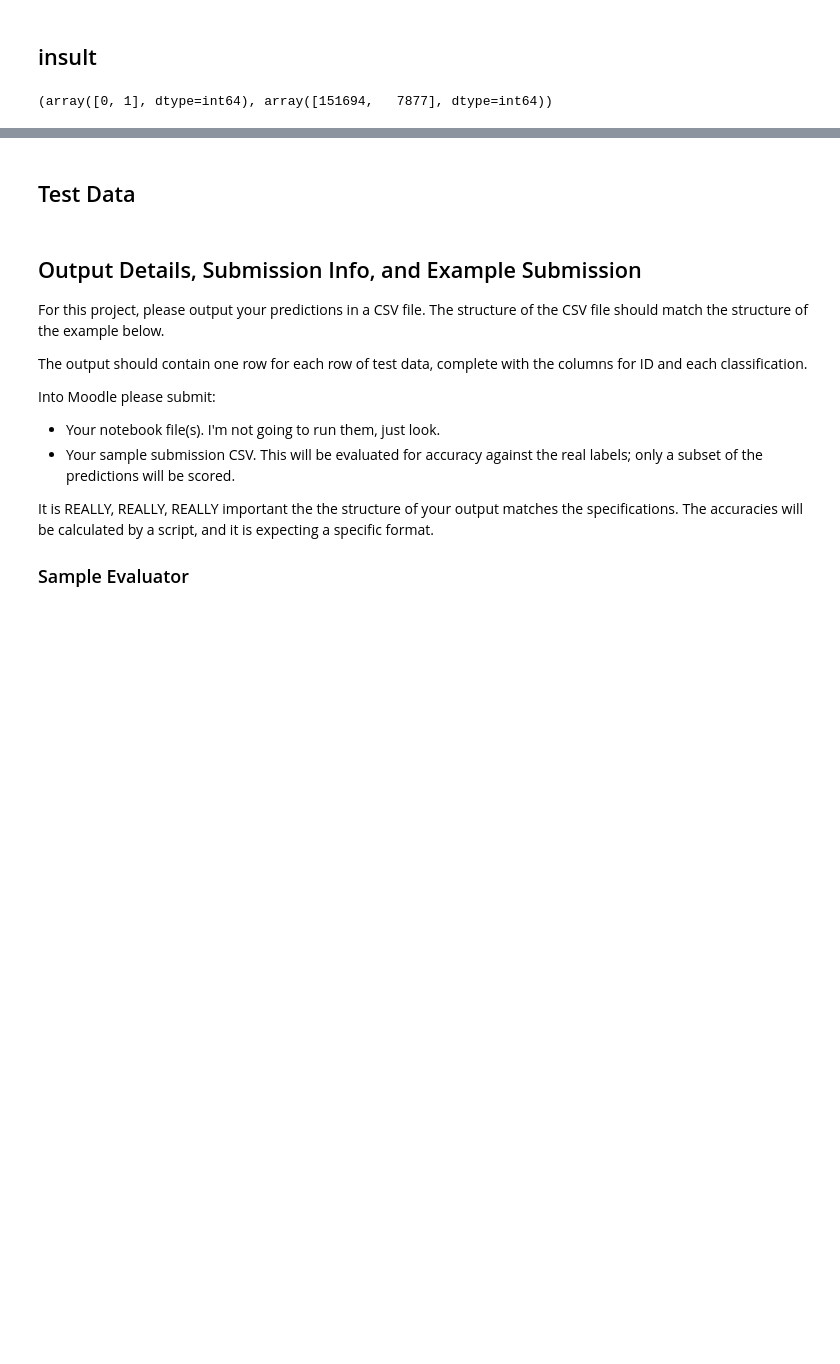
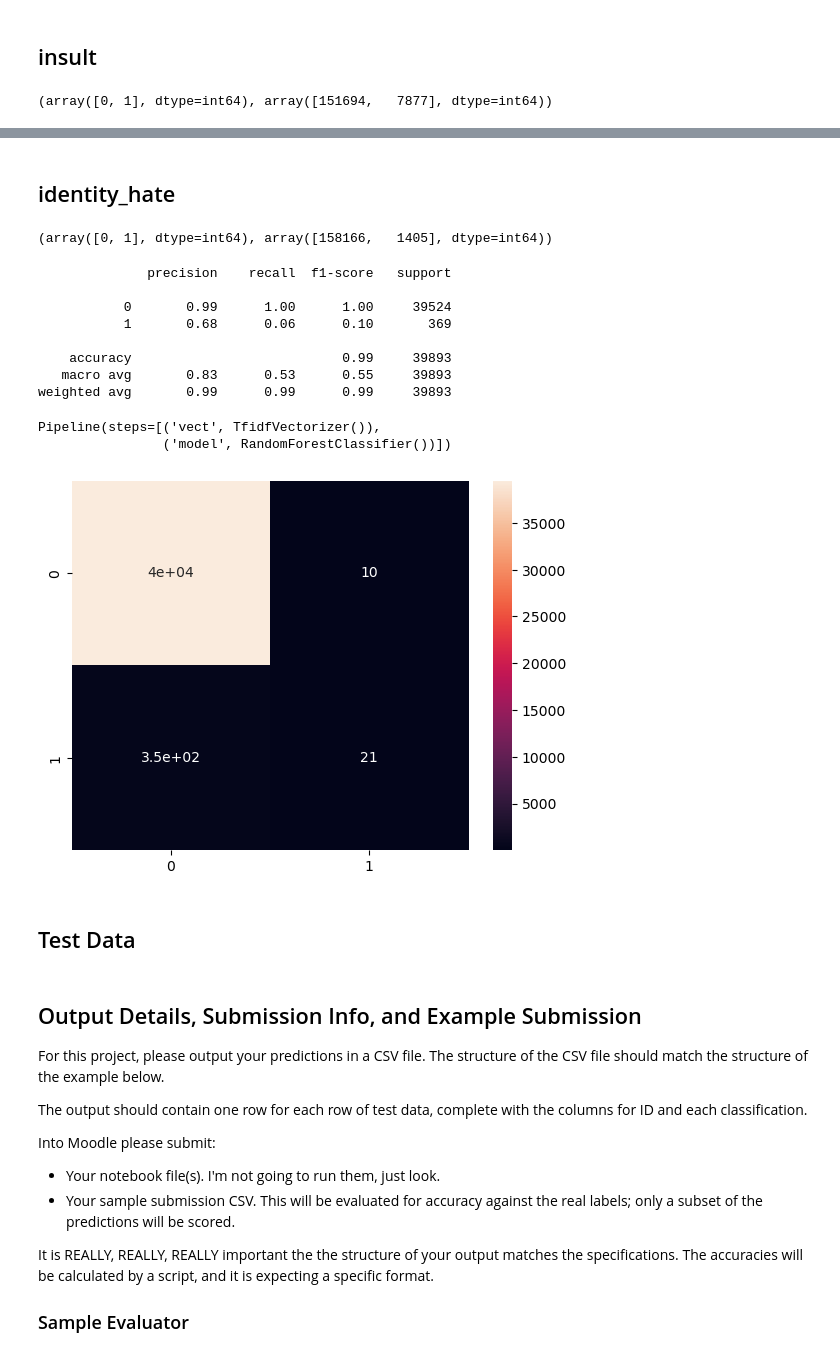
Before and after one commit to CcDenn/ItML_Project_1_Students, a Jupyter notebook: proj_1_start.ipynb, the cells around one changed output, grey strips where cells are left out. Cells and saved outputs as stored; diff of their text form; code cells hidden in the pictures; blank space fills up the shorter version.

```diff
--- a/proj_1_start.ipynb
+++ b/proj_1_start.ipynb
@@ -303,3 +315,39 @@ pipe_nb_insult.fit(X_insult, y_insult.ravel())
+# %% [markdown]
+## identity_hate
+# %%
+np.unique(y_idhate, return_counts=True)
+# %% [output]
+(array([0, 1], dtype=int64), array([158166,   1405], dtype=int64))
+# %%
+model_nb_idhate = RandomForestClassifier()
+
+vector_nb_idhate = TfidfVectorizer()
+X_idhate = train_df["cleaned_text"]
+X_train_idhate, X_test_idhate, y_train_idhate, y_test_idhate = train_test_split(X_idhate, y_idhate)
+
+# build a Pipeline
+pipe_nb_idhate = Pipeline([("vect", vector_nb_idhate),("model", model_nb_idhate)])
+
+pipe_nb_idhate.fit(X_train_idhate, y_train_idhate.ravel())
+preds_idhate = pipe_nb_idhate.predict(X_test_idhate)
+
+print(classification_report(y_test_idhate, preds_idhate))
+sns.heatmap(confusion_matrix(y_test_idhate, preds_idhate), annot=True)
+
+
+pipe_nb_idhate.fit(X_idhate, y_idhate.ravel())
+# %% [output]
+              precision    recall  f1-score   support
+
+           0       0.99      1.00      1.00     39524
+           1       0.68      0.06      0.10       369
+
+    accuracy                           0.99     39893
+   macro avg       0.83      0.53      0.55     39893
+weighted avg       0.99      0.99      0.99     39893
+Pipeline(steps=[('vect', TfidfVectorizer()),
+                ('model', RandomForestClassifier())])
+[figure, added]
 # %% [markdown]
 ## Test Data
 # %%
```
Also changed, not shown: parts of 1 cell of this notebook.
